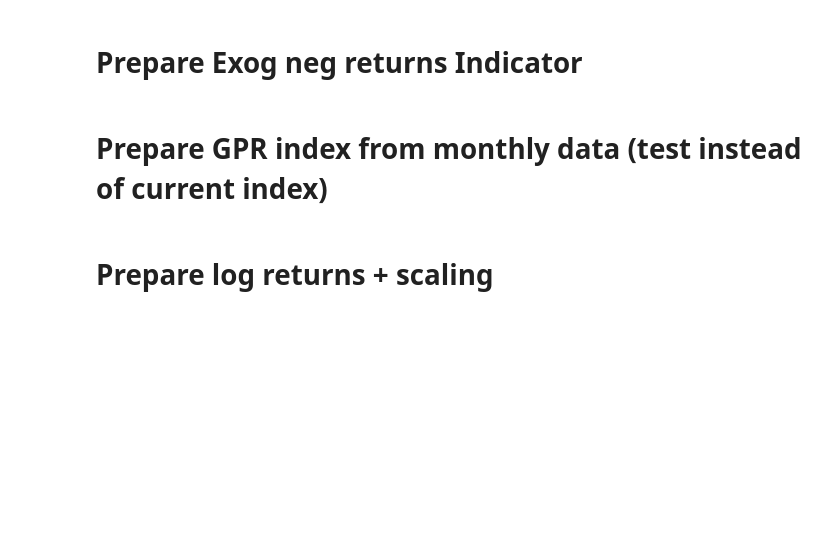
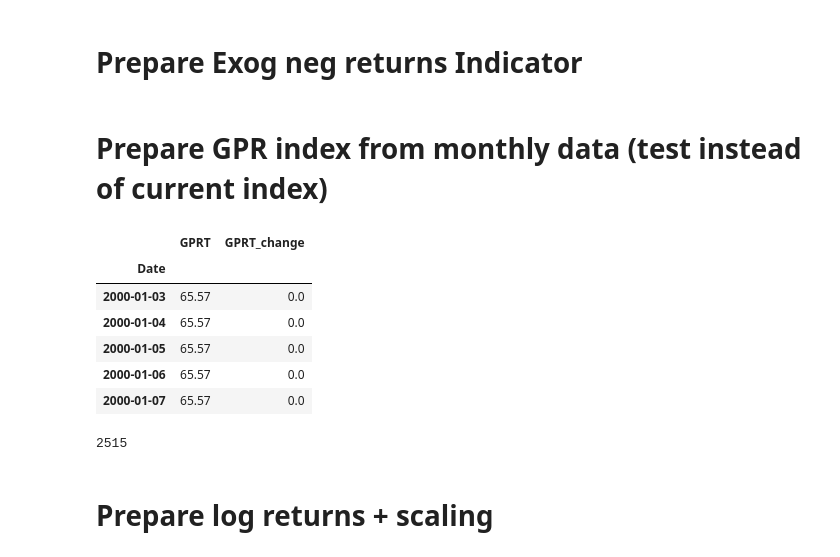
Before and after one commit to andreaskoul/geo_index_dcb, a Jupyter notebook: Geopol factor.ipynb, the cells around one changed output. Drawn from its saved outputs; the diff is of its cells as text; code cells hidden in the pictures; blank space fills up the shorter version.

```diff
--- a/Geopol factor.ipynb
+++ b/Geopol factor.ipynb
@@ -173,9 +173,14 @@ gpr_data.head()
 gpr_data['Date'] = pd.to_datetime(gpr_data['month'], format='%d/%m/%Y')
 gpr_t_index_monthly = gpr_data[['Date', 'GPRT']].copy()
 gpr_t_index_monthly.set_index('Date', inplace=True)
+# %%
+gpr_t_index_monthly = gpr_t_index_monthly[
+    (gpr_t_index_monthly.index >= '1999-12-01') &
+    (gpr_t_index_monthly.index <= '2010-01-31')
+]
 # %%
 # interpolate monthly data to daily data
-gpr_t_index_daily = gpr_t_index_monthly.resample('D').interpolate(method='linear')
+gpr_t_index_daily = gpr_t_index_monthly.resample('D').ffill()
 # %%
 # match gpr dates to SP_index dates
 gpr_t_index_daily = gpr_t_index_daily.loc[gpr_t_index_daily.index.isin(SP_index.index)]
@@ -191,2 +187,17 @@ r_minus[0:5]
+# %%
+gpr_t_index_daily['GPRT_change'] = gpr_t_index_daily['GPRT'].diff().fillna(0)
+gpr_t_index_daily.head()
+# %% [output]
+|  | GPRT | GPRT_change |
+| Date |  |  |
+| 2000-01-03 | 65.57 | 0.0 |
+| 2000-01-04 | 65.57 | 0.0 |
+| 2000-01-05 | 65.57 | 0.0 |
+| 2000-01-06 | 65.57 | 0.0 |
+| 2000-01-07 | 65.57 | 0.0 |
+# %%
+len(gpr_t_index_daily)
+# %% [output]
+2515
 # %% [markdown]
 # Prepare log returns + scaling
```
Also changed, not shown: parts of 15 cells of this notebook.
